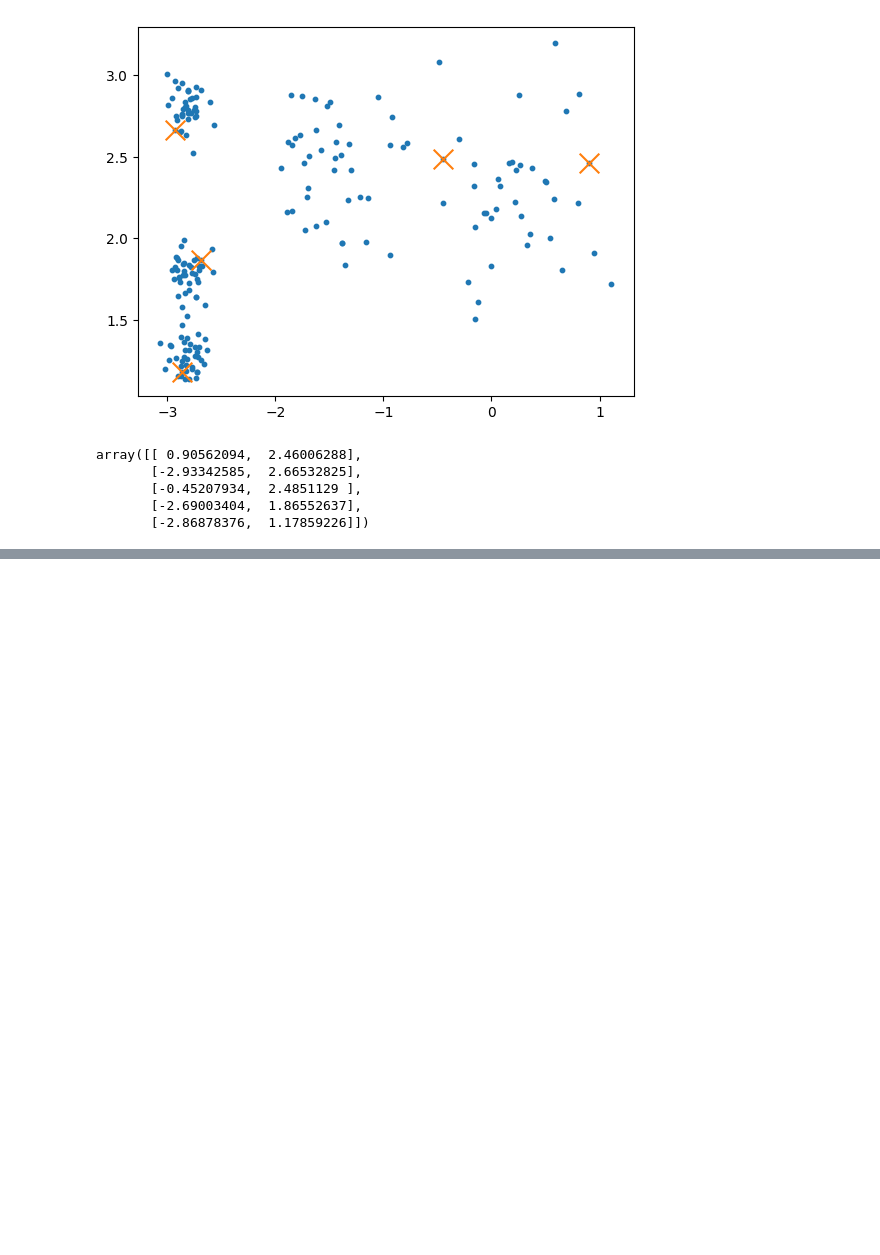
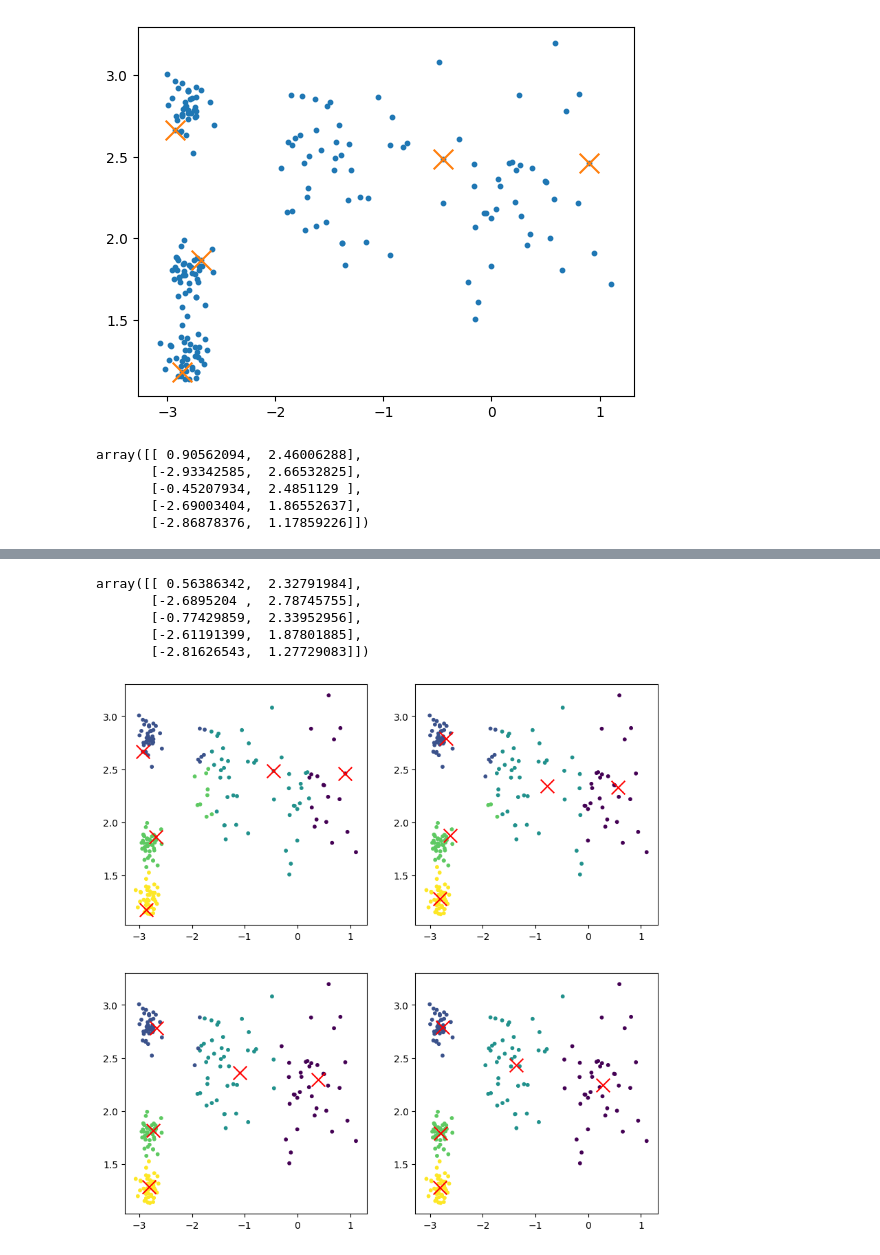
Before and after one commit to AliyarBhos/Works-done-in-Div-Academy, a Jupyter notebook: Module3(From_28_jan)/End_To_End_Machine_Learning(Clustering).ipynb, the cells around one changed output, grey strips where cells are left out. Saved outputs shown, nothing was run; the diff lists cells and outputs as text; code cells hidden in the pictures; blank space fills up the shorter version.

Commit message:
Clustering

```diff
--- a/Module3(From_28_jan)/End_To_End_Machine_Learning(Clustering).ipynb
+++ b/Module3(From_28_jan)/End_To_End_Machine_Learning(Clustering).ipynb
@@ -93,0 +166,37 @@ array([[ 0.90562094,  2.46006288],
+# %%
+def update_centroids(X, y_pred, K):
+    new_centroids = []
+
+    for i in range(K):
+        new_centroid = X[y_pred == i].mean(axis=0)
+        new_centroids.append(new_centroid)
+
+    new_centroids = np.array(new_centroids)
+
+    return new_centroids
+
+update_centroids(X, y_pred, 5)
+# %% [output]
+array([[ 0.56386342,  2.32791984],
+       [-2.6895204 ,  2.78745755],
+       [-0.77429859,  2.33952956],
+       [-2.61191399,  1.87801885],
+       [-2.81626543,  1.27729083]])
+# %%
+max_iter = 4
+K = 5
+rng = np.random.default_rng(140)
+centroids = initialize_centroid(X, K, rng)
+
+fig, axs = plt.subplots(2, 2, figsize=(10, 10))
+
+for i in range(max_iter):
+    y_pred = assign_clusters(X, centroids)
+    new_centroids = update_centroids(X, y_pred, K)
+
+    axs.flatten()[i].scatter(X[:, 0], X[:, 1], s=10, c=y_pred)
+    axs.flatten()[i].scatter(centroids[:, 0], centroids[:, 1], s=200, marker='x', c='r')
+
+    centroids = new_centroids
+# %% [output]
+[figure, added]
```
Also changed, not shown: parts of 8 cells of this notebook.
